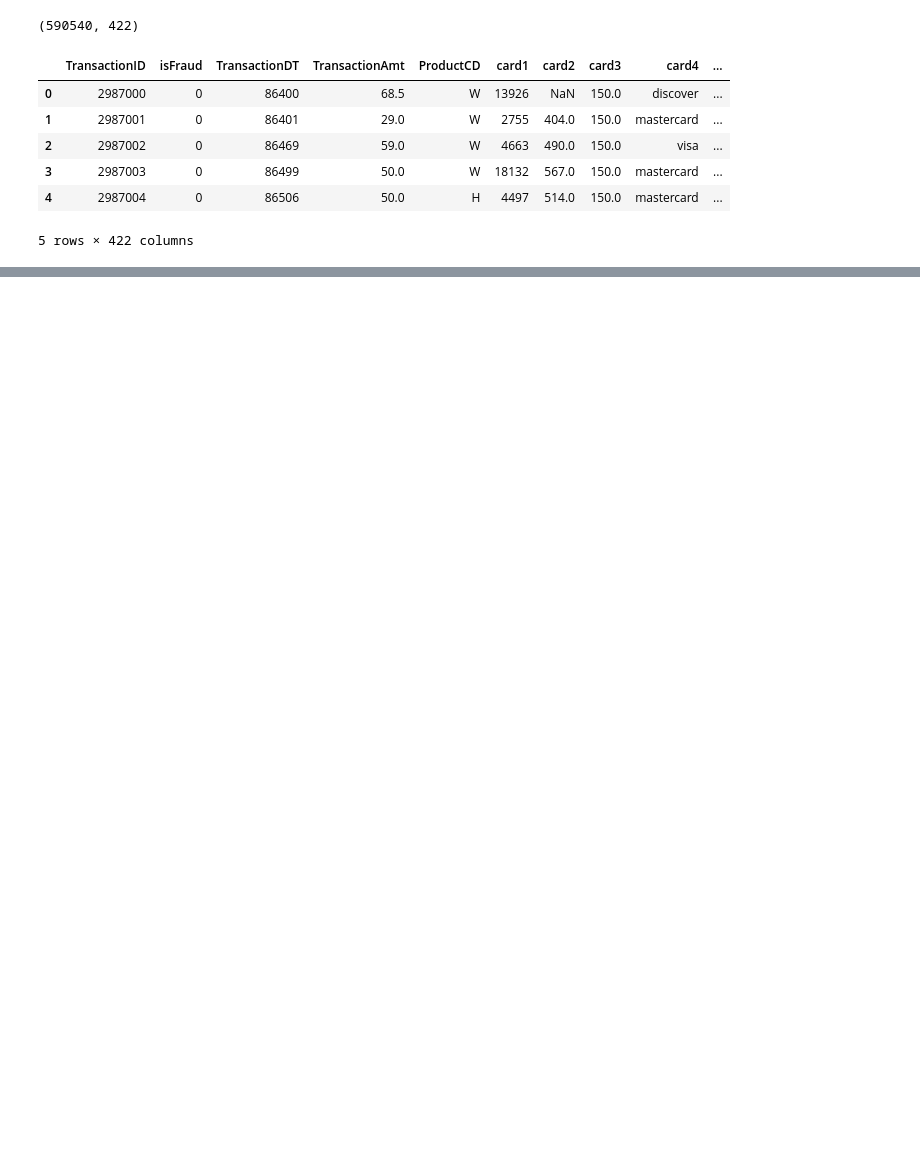
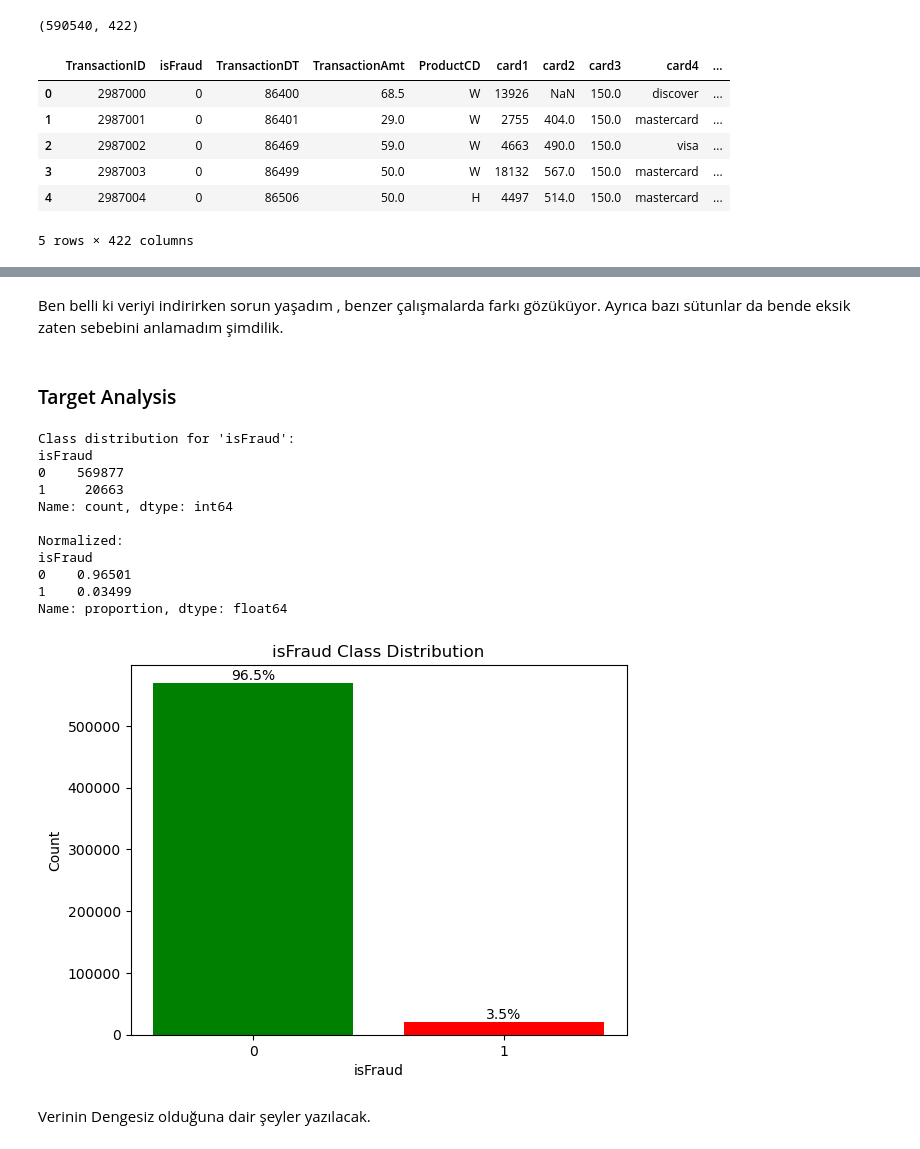
Before and after one commit to serhetgokdemir/mtm4651-assignment, a Jupyter notebook: First_look.ipynb, the cells around one changed output, grey strips where cells are left out. Cells and saved outputs as stored; diff of their text form; code cells hidden in the pictures; blank space fills up the shorter version.

```diff
--- a/First_look.ipynb
+++ b/First_look.ipynb
@@ -28,0 +196,43 @@ train_df = df.copy()
+# %% [markdown]
+Ben belli ki veriyi indirirken sorun yaşadım , benzer çalışmalarda farkı gözüküyor. Ayrıca bazı sütunlar da bende eksik zaten sebebini anlamadım şimdilik.
+# %% [markdown]
+### Target Analysis
+# %%
+# Replace the visualization part in the existing cell
+print("Class distribution for 'isFraud':")
+print(train_df['isFraud'].value_counts())
+print("\nNormalized:")
+print(train_df['isFraud'].value_counts(normalize=True))
+
+
+counts = train_df['isFraud'].value_counts()
+percentages = train_df['isFraud'].value_counts(normalize=True) * 100
+
+colors = ['green', 'red']
+bars = plt.bar(counts.index, counts.values, color=colors[:len(counts)])
+
+plt.title('isFraud Class Distribution')
+plt.xlabel('isFraud')
+plt.ylabel('Count')
+plt.xticks([0, 1])
+
+# Add percentages on bars
+for bar, perc in zip(bars, percentages):
+    plt.text(bar.get_x() + bar.get_width() / 2, bar.get_height() + 0.05, f'{perc:.1f}%', ha='center', va='bottom')
+
+plt.show()
+# %% [output]
+Class distribution for 'isFraud':
+isFraud
+0    569877
+1     20663
+Name: count, dtype: int64
+
+Normalized:
+isFraud
+0    0.96501
+1    0.03499
+Name: proportion, dtype: float64
+[figure, added]
+# %% [markdown]
+Verinin Dengesiz olduğuna dair şeyler yazılacak.
```
Also changed, not shown: parts of 20 cells of this notebook, 4 other files.
